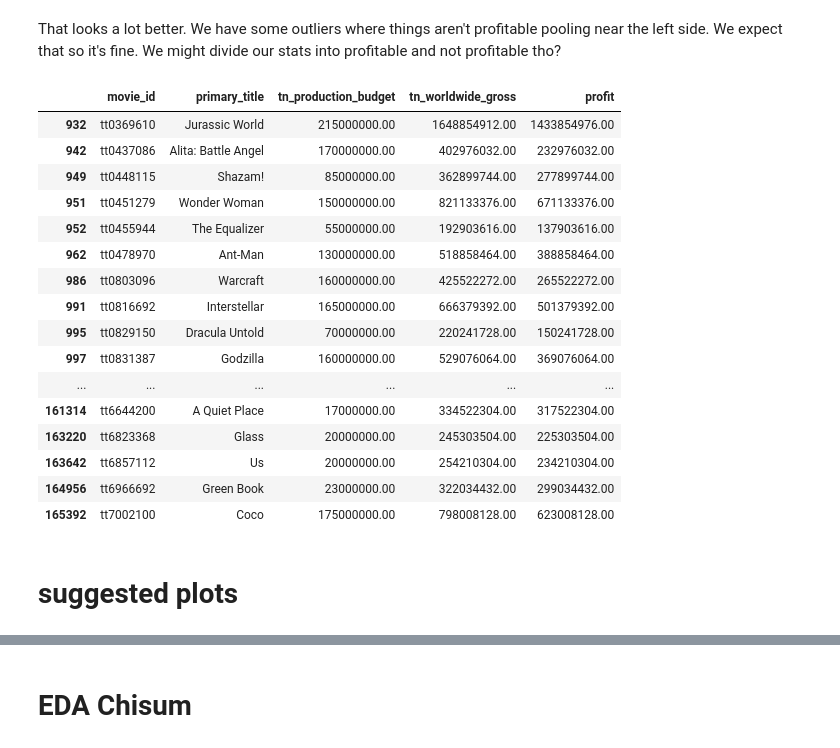
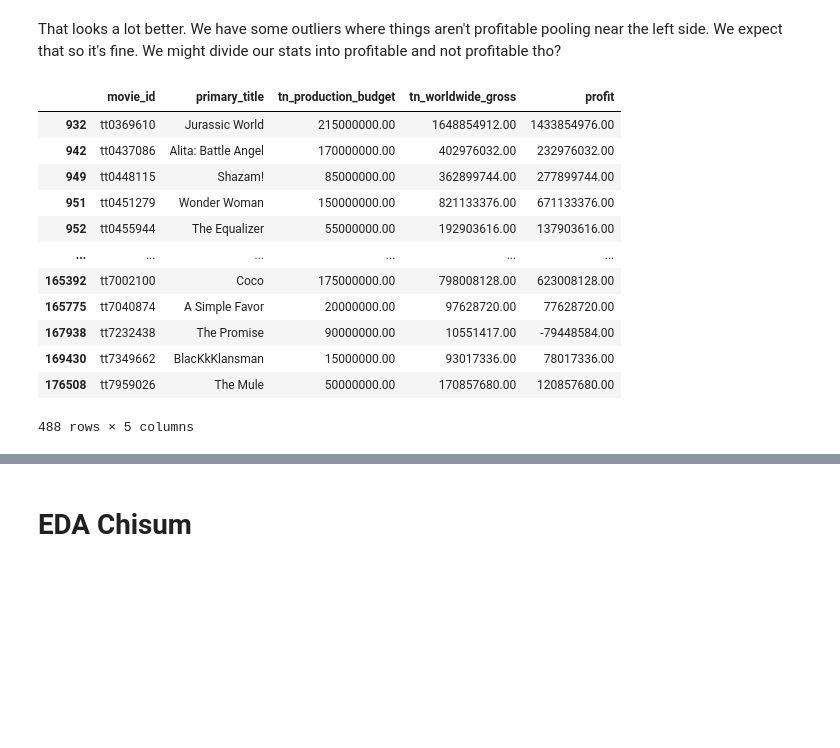
Before and after one commit to minerva-ds/dsc-movies-analysis, a Jupyter notebook: index.ipynb, the cells around one changed output, grey strips where cells are left out. Saved outputs shown, nothing was run; the diff lists cells and outputs as text; code cells hidden in the pictures; blank space fills up the shorter version.

```diff
--- a/index.ipynb
+++ b/index.ipynb
@@ -2148,0 +2185,8 @@ None
+# %%
+movies_df['profit_proportion'] = np.where(
+    (movies_df['tn_production_budget'] != 0) & (~movies_df['tn_production_budget'].isna()),
+    movies_df['profit'] / movies_df['tn_production_budget'],
+    np.nan
+)
+display(movies_df['profit_proportion'].info())
+display(movies_df['profit_proportion'].value_counts())
@@ -2174,7 +2240,8 @@ all_genres = [genre for genre in all_genres if genre != '\\N']
 all_genres = [genre.strip().lower() for genre in all_genres]
 
 # Ensure 'musical' is retained and 'music' is converted to 'musical'
-all_genres = ['musical' if genre == 'music' else genre for genre in all_genres]
+#all_genres = ['musical' if genre == 'music' else genre for genre in all_genres]
+#we decided to keep them separate
 
 # Remove any duplicates that might have been created
 all_genres = list(set(all_genres))
@@ -2212,6 +2279,13 @@ display(movies_df.head())
 | 873 | tt0062336 | The Tango of the Widower and Its ... | El tango del viudo y su espejo de... | 2020 | 70.00 | Drama | 6.40 | ... |
 | 874 | tt0069049 | The Other Side of the Wind | The Other Side of the Wind | 2018 | 122.00 | Drama | 6.70 | ... |
 | 875 | tt0070596 | Socialist Realism | El realismo socialista | 2023 | 78.00 | Drama | 7.50 | ... |
+# %%
+# List of genre columns
+genre_columns = [col for col in movies_df.columns if col.startswith('isgenre_')]
+
+# Fill NaN values with False and ensure the columns are of boolean type
+for genre_col in genre_columns:
+    movies_df[genre_col] = movies_df[genre_col].fillna(False).astype(bool)
 # %%
 genre_counts = movies_df.filter(like='isgenre_').sum().sort_values(ascending=False)
 genre_counts.index = [col.replace('isgenre_', '') for col in genre_counts.index]
@@ -2226,0 +2303,5 @@ plt.show()
+# %%
+genres_to_remove = ['isgenre_game-show', 'isgenre_news', 'isgenre_reality-tv', 'isgenre_talk-show']
+movies_df = movies_df[~movies_df[genres_to_remove].any(axis=1)]
+movies_df.drop(columns=genres_to_remove, inplace=True)
+display(movies_df.head())
@@ -2333,44 +2500,38 @@ We might divide our stats into profitable and not profitable tho?
 # %%
 # Function to identify outliers using IQR
 def identify_outliers(data):
     Q1 = data.quantile(0.25)
     Q3 = data.quantile(0.75)
     IQR = Q3 - Q1
     outliers = data[((data < (Q1 - 1.5 * IQR)) | (data > (Q3 + 1.5 * IQR)))]
     return outliers
 
 # Identify outliers in the profit data
 profit_outliers = identify_outliers(movies_df['profit'].dropna())
 
 # Filter the DataFrame to include only outliers
 outliers_df = movies_df[movies_df['profit'].isin(profit_outliers)]
 
 # Set display options to show full DataFrame
-pd.set_option('display.max_rows', None)
-pd.set_option('display.max_columns', None)
-pd.set_option('display.width', None)
-pd.set_option('display.max_colwidth', None)
+#pd.set_option('display.max_rows', None)
+#pd.set_option('display.max_columns', None)
+#pd.set_option('display.width', None)
+#pd.set_option('display.max_colwidth', None)
 
 # Print the details of outliers
 outliers_details = outliers_df[['movie_id', 'primary_title', 'tn_production_budget', 'tn_worldwide_gross', 'profit']]
 display(outliers_details)
 # %% [output]
 |  | movie_id | primary_title | tn_production_budget | tn_worldwide_gross | profit |
 | 932 | tt0369610 | Jurassic World | 215000000.00 | 1648854912.00 | 1433854976.00 |
 | 942 | tt0437086 | Alita: Battle Angel | 170000000.00 | 402976032.00 | 232976032.00 |
 | 949 | tt0448115 | Shazam! | 85000000.00 | 362899744.00 | 277899744.00 |
 | 951 | tt0451279 | Wonder Woman | 150000000.00 | 821133376.00 | 671133376.00 |
 | 952 | tt0455944 | The Equalizer | 55000000.00 | 192903616.00 | 137903616.00 |
-| 962 | tt0478970 | Ant-Man | 130000000.00 | 518858464.00 | 388858464.00 |
-| 986 | tt0803096 | Warcraft | 160000000.00 | 425522272.00 | 265522272.00 |
-| 991 | tt0816692 | Interstellar | 165000000.00 | 666379392.00 | 501379392.00 |
-| 995 | tt0829150 | Dracula Untold | 70000000.00 | 220241728.00 | 150241728.00 |
-| 997 | tt0831387 | Godzilla | 160000000.00 | 529076064.00 | 369076064.00 |
 | ... | ... | ... | ... | ... | ... |
-| 161314 | tt6644200 | A Quiet Place | 17000000.00 | 334522304.00 | 317522304.00 |
-| 163220 | tt6823368 | Glass | 20000000.00 | 245303504.00 | 225303504.00 |
-| 163642 | tt6857112 | Us | 20000000.00 | 254210304.00 | 234210304.00 |
-| 164956 | tt6966692 | Green Book | 23000000.00 | 322034432.00 | 299034432.00 |
 | 165392 | tt7002100 | Coco | 175000000.00 | 798008128.00 | 623008128.00 |
+| 165775 | tt7040874 | A Simple Favor | 20000000.00 | 97628720.00 | 77628720.00 |
+| 167938 | tt7232438 | The Promise | 90000000.00 | 10551417.00 | -79448584.00 |
+| 169430 | tt7349662 | BlacKkKlansman | 15000000.00 | 93017336.00 | 78017336.00 |
+| 176508 | tt7959026 | The Mule | 50000000.00 | 170857680.00 | 120857680.00 |
+488 rows × 5 columns
-# %% [markdown]
-# suggested plots
```
Also changed, not shown: parts of 107 cells of this notebook, 5 other files.
